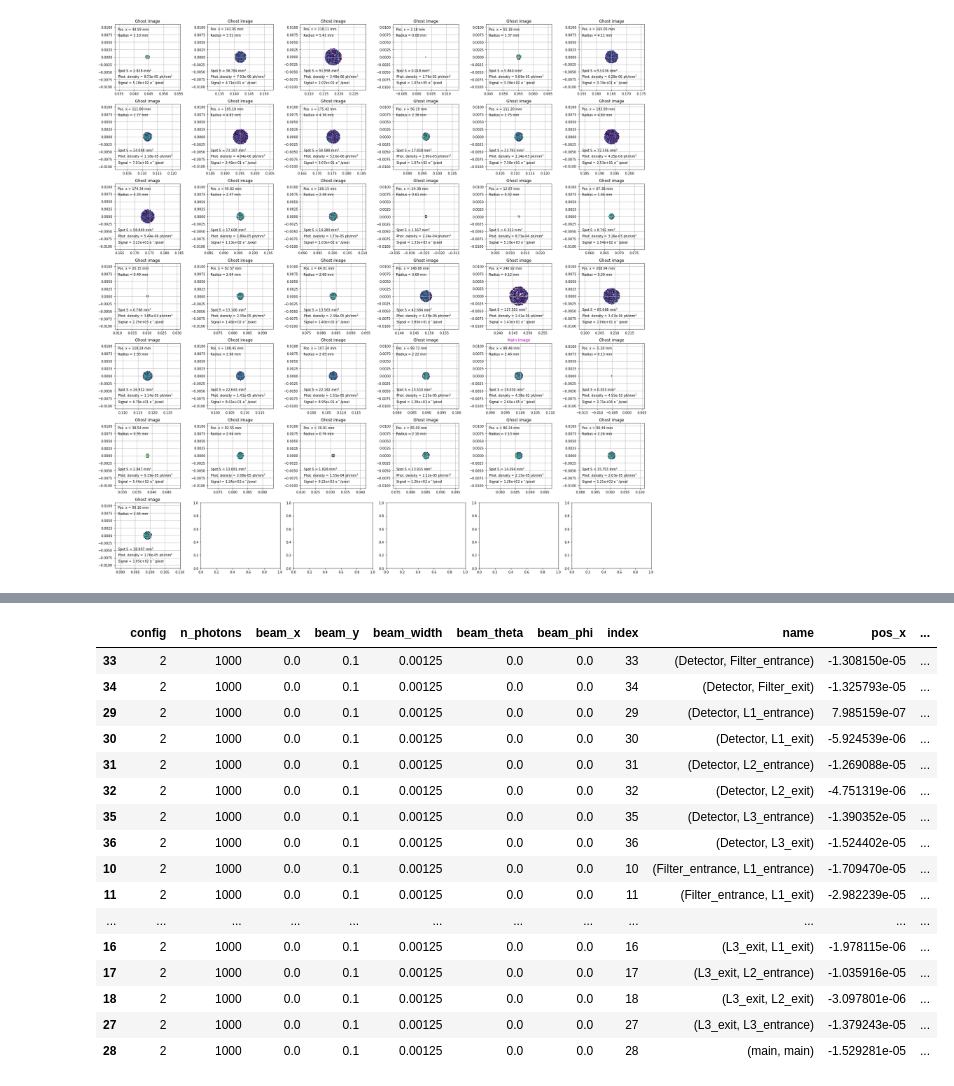
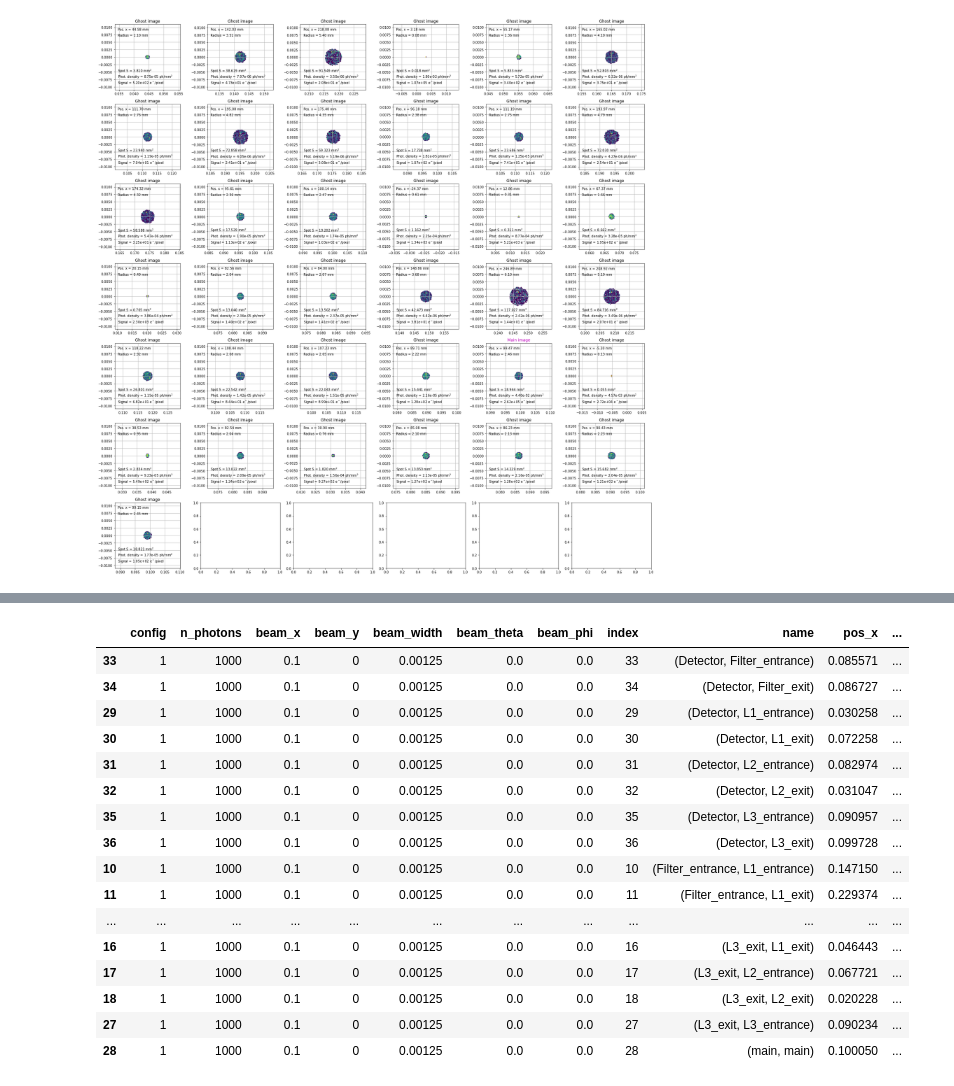
Before and after one commit to lsst-camera-dh/ghosts, a Jupyter notebook: notebooks/LSST_CCOB_ghost_analysis.ipynb, the cells around one changed output, grey strips where cells are left out. Cells and saved outputs as stored; diff of their text form; code cells hidden in the pictures.

```diff
--- a/notebooks/LSST_CCOB_ghost_analysis.ipynb
+++ b/notebooks/LSST_CCOB_ghost_analysis.ipynb
@@ -97,6 +97,10 @@ data_frame_1.sort_values(by=['name'])
 # %%
-# Run another simulation with beam config 2
-traceFull_2, rForward_2, rReverse_2, rays_2 = simulator.run_simulation(telescope, beam_config=BEAM_CONFIG_2)
+# Run another simulation with rotated L1
+rotated_telescope = tweak_optics.rotate_optic(telescope, 'L1', axis='y', angle=1, verbose=True)
+tweak_optics.make_optics_reflective(rotated_telescope)
+
+traceFull_2, rForward_2, rReverse_2, rays_2 = simulator.run_simulation(rotated_telescope,
+                                                                       beam_config=BEAM_CONFIG_1)
 plt.rcParams["figure.figsize"] = [24, 24]
 spots_data_2 = plotter.plot_ghosts_map(rForward_2)
 # %% [output]
@@ -105,21 +123,21 @@ Ghosts map for 100 nW beam at 500 nm with a diameter of 2.5 mm
 # %%
-data_frame_2 = make_data_frame(spots_data_2, BEAM_CONFIG_2)
+data_frame_2 = make_data_frame(spots_data_2, BEAM_CONFIG_1)
 data_frame_2.sort_values(by=['name'])
 # %% [output]
 |  | config | n_photons | beam_x | beam_y | beam_width | beam_theta | beam_phi | index | name | pos_x | ... |
-| 33 | 2 | 1000 | 0.0 | 0.1 | 0.00125 | 0.0 | 0.0 | 33 | (Detector, Filter_entrance) | -1.308150e-05 | ... |
-| 34 | 2 | 1000 | 0.0 | 0.1 | 0.00125 | 0.0 | 0.0 | 34 | (Detector, Filter_exit) | -1.325793e-05 | ... |
-| 29 | 2 | 1000 | 0.0 | 0.1 | 0.00125 | 0.0 | 0.0 | 29 | (Detector, L1_entrance) | 7.985159e-07 | ... |
-| 30 | 2 | 1000 | 0.0 | 0.1 | 0.00125 | 0.0 | 0.0 | 30 | (Detector, L1_exit) | -5.924539e-06 | ... |
-| 31 | 2 | 1000 | 0.0 | 0.1 | 0.00125 | 0.0 | 0.0 | 31 | (Detector, L2_entrance) | -1.269088e-05 | ... |
-| 32 | 2 | 1000 | 0.0 | 0.1 | 0.00125 | 0.0 | 0.0 | 32 | (Detector, L2_exit) | -4.751319e-06 | ... |
-| 35 | 2 | 1000 | 0.0 | 0.1 | 0.00125 | 0.0 | 0.0 | 35 | (Detector, L3_entrance) | -1.390352e-05 | ... |
-| 36 | 2 | 1000 | 0.0 | 0.1 | 0.00125 | 0.0 | 0.0 | 36 | (Detector, L3_exit) | -1.524402e-05 | ... |
-| 10 | 2 | 1000 | 0.0 | 0.1 | 0.00125 | 0.0 | 0.0 | 10 | (Filter_entrance, L1_entrance) | -1.709470e-05 | ... |
-| 11 | 2 | 1000 | 0.0 | 0.1 | 0.00125 | 0.0 | 0.0 | 11 | (Filter_entrance, L1_exit) | -2.982239e-05 | ... |
+| 33 | 1 | 1000 | 0.1 | 0 | 0.00125 | 0.0 | 0.0 | 33 | (Detector, Filter_entrance) | 0.085571 | ... |
+| 34 | 1 | 1000 | 0.1 | 0 | 0.00125 | 0.0 | 0.0 | 34 | (Detector, Filter_exit) | 0.086727 | ... |
+| 29 | 1 | 1000 | 0.1 | 0 | 0.00125 | 0.0 | 0.0 | 29 | (Detector, L1_entrance) | 0.030258 | ... |
+| 30 | 1 | 1000 | 0.1 | 0 | 0.00125 | 0.0 | 0.0 | 30 | (Detector, L1_exit) | 0.072258 | ... |
+| 31 | 1 | 1000 | 0.1 | 0 | 0.00125 | 0.0 | 0.0 | 31 | (Detector, L2_entrance) | 0.082974 | ... |
+| 32 | 1 | 1000 | 0.1 | 0 | 0.00125 | 0.0 | 0.0 | 32 | (Detector, L2_exit) | 0.031047 | ... |
+| 35 | 1 | 1000 | 0.1 | 0 | 0.00125 | 0.0 | 0.0 | 35 | (Detector, L3_entrance) | 0.090957 | ... |
+| 36 | 1 | 1000 | 0.1 | 0 | 0.00125 | 0.0 | 0.0 | 36 | (Detector, L3_exit) | 0.099728 | ... |
+| 10 | 1 | 1000 | 0.1 | 0 | 0.00125 | 0.0 | 0.0 | 10 | (Filter_entrance, L1_entrance) | 0.147150 | ... |
+| 11 | 1 | 1000 | 0.1 | 0 | 0.00125 | 0.0 | 0.0 | 11 | (Filter_entrance, L1_exit) | 0.229374 | ... |
 | ... | ... | ... | ... | ... | ... | ... | ... | ... | ... | ... | ... |
-| 16 | 2 | 1000 | 0.0 | 0.1 | 0.00125 | 0.0 | 0.0 | 16 | (L3_exit, L1_exit) | -1.978115e-06 | ... |
-| 17 | 2 | 1000 | 0.0 | 0.1 | 0.00125 | 0.0 | 0.0 | 17 | (L3_exit, L2_entrance) | -1.035916e-05 | ... |
-| 18 | 2 | 1000 | 0.0 | 0.1 | 0.00125 | 0.0 | 0.0 | 18 | (L3_exit, L2_exit) | -3.097801e-06 | ... |
-| 27 | 2 | 1000 | 0.0 | 0.1 | 0.00125 | 0.0 | 0.0 | 27 | (L3_exit, L3_entrance) | -1.379243e-05 | ... |
-| 28 | 2 | 1000 | 0.0 | 0.1 | 0.00125 | 0.0 | 0.0 | 28 | (main, main) | -1.529281e-05 | ... |
+| 16 | 1 | 1000 | 0.1 | 0 | 0.00125 | 0.0 | 0.0 | 16 | (L3_exit, L1_exit) | 0.046443 | ... |
+| 17 | 1 | 1000 | 0.1 | 0 | 0.00125 | 0.0 | 0.0 | 17 | (L3_exit, L2_entrance) | 0.067721 | ... |
+| 18 | 1 | 1000 | 0.1 | 0 | 0.00125 | 0.0 | 0.0 | 18 | (L3_exit, L2_exit) | 0.020228 | ... |
+| 27 | 1 | 1000 | 0.1 | 0 | 0.00125 | 0.0 | 0.0 | 27 | (L3_exit, L3_entrance) | 0.090234 | ... |
+| 28 | 1 | 1000 | 0.1 | 0 | 0.00125 | 0.0 | 0.0 | 28 | (main, main) | 0.100050 | ... |
```
Also changed, not shown: parts of 11 cells of this notebook.
